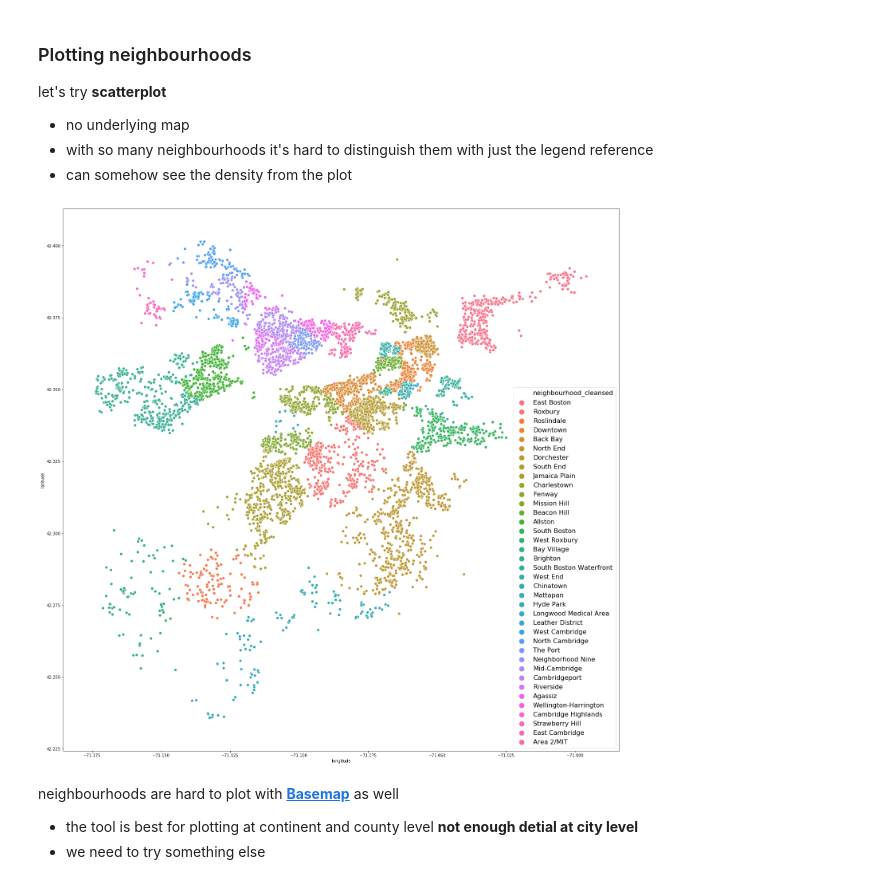
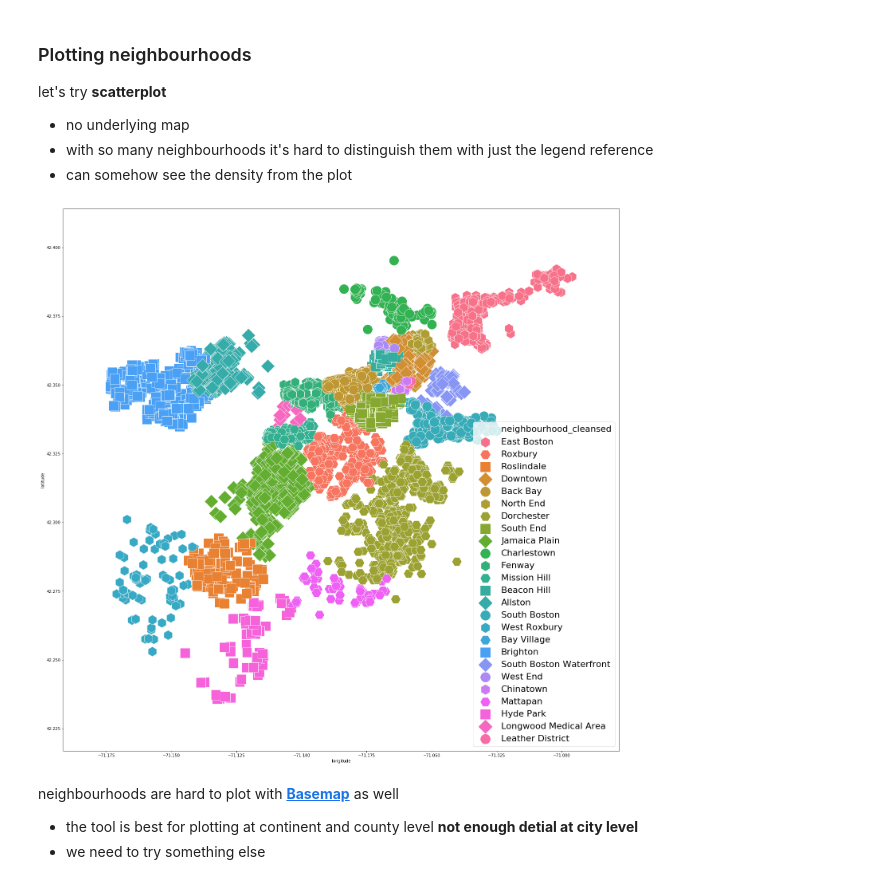
Before and after one commit to chengjiecui/Boston-Airbnb, a Jupyter notebook: notebook/Boston Airbnb.ipynb, the cells around one changed output. Drawn from its saved outputs; the diff is of its cells as text; code cells hidden in the pictures.

```diff
--- a/notebook/Boston Airbnb.ipynb
+++ b/notebook/Boston Airbnb.ipynb
@@ -26,8 +26,10 @@ pd.set_option("max_columns", None)
 ### About the Datafarame
 # %%
 # load the data, this is the longer version with 106 columns
-listings_bos = pd.read_csv('../input/b_listings/extra/listings_201907_long.csv')
-listings_cam = pd.read_csv('../input/c_listings/extra/listings_201907_long.csv')
-listings = pd.concat([listings_bos,listings_cam],ignore_index=True)
+# listings_bos = pd.read_csv('../input/b_listings/extra/listings_201907_long.csv')
+# listings_cam = pd.read_csv('../input/c_listings/extra/listings_201907_long.csv')
+# listings = pd.concat([listings_bos,listings_cam],ignore_index=True)
+
+listings = pd.read_csv('../input/b_listings/extra/listings_201907_long.csv')
 listings.shape
 # %% [output]
@@ -609,10 +627,18 @@ let's try **scatterplot**
 - can somehow see the density from the plot
 # %%
 plt.figure(figsize=(25,25))
-sns.scatterplot('longitude','latitude', 'neighbourhood_cleansed',data = listings, s = 50)
-plt.legend(markerscale=2 , fontsize=16);
+markers=[
+    'h','H','s','D','o',
+    'h','H','s','D','o',
+    'h','H','s','D','o',
+    'h','H','s','D','o',
+    'h','H','s','D','o']
+
+sns.scatterplot('longitude','latitude', hue='neighbourhood_cleansed',style='neighbourhood_cleansed',
+                markers=markers, data = listings, s = 600)
+plt.legend(markerscale=4 , fontsize=22);
 # %% [output]
-[figure, old version]
+[figure, new version]
 # %% [markdown]
 neighbourhoods are hard to plot with [**Basemap**](https://matplotlib.org/basemap/index.html) as well
 - the tool is best for plotting at continent and county level **not enough detial at city level**
```
Also changed, not shown: parts of 18 cells of this notebook.
